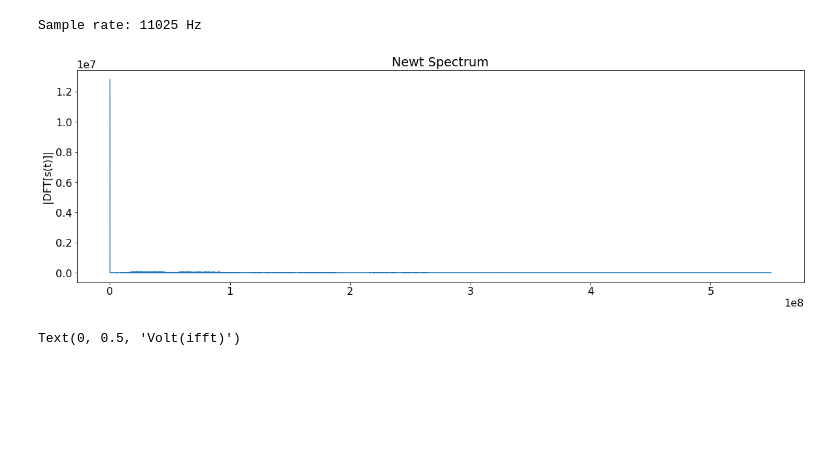
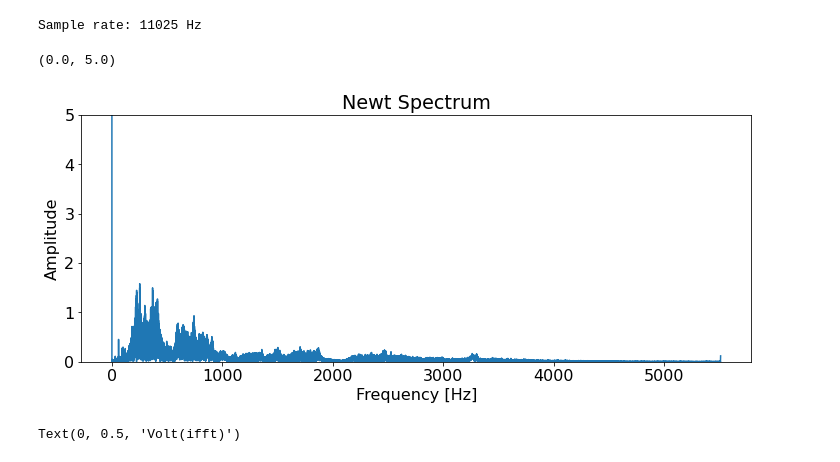
Before and after one commit to anaaparamesh/Week2_Public, a Jupyter notebook: Notebooks/03_FourierTransforms/FourierTransforms_Exercises.ipynb, the cells around one changed output. Saved outputs shown, nothing was run; the diff lists cells and outputs as text; code cells hidden in the pictures; blank space fills up the shorter version.

```diff
--- a/Notebooks/03_FourierTransforms/FourierTransforms_Exercises.ipynb
+++ b/Notebooks/03_FourierTransforms/FourierTransforms_Exercises.ipynb
@@ -240,17 +251,25 @@ t = np.arange(0, len(y_newt)/sample_rate, 1/sample_rate)
 print('Sample rate: {} Hz'.format(sample_rate))
 # %% [output]
 Sample rate: 11025 Hz
-# %%
-## PLOT FREQUENCY SPECTRUM
-
-T = t[1]-t[0]
-N = t.size
-ft = np.fft.fft(y_newt)
-## YOUR CODE HERE
-plot_FT(ft, T, N, flipxy=False)
-## YOUR CODE HERE
-# %% [output]
-[figure, removed]
+# %%
+## PLOT FREQUENCY SPECTRUM
+#total time. 1/T spits out sampling rate which is twice of max frequency.
+T = t[1]-t[0]
+
+#number of points.
+N = t.size
+
+
+plt.figure(figsize=(12,10))
+plt.subplot(2,1,1)
+plt.title("Newt Spectrum")
+
+#fft spits out amplitude, no need for full fft, just need half cause other half is conjugate.
+plot_FT(np.fft.fft(y_newt),T,N)
+plt.ylim([0,5])
+# %% [output]
+(0.0, 5.0)
+[figure, added]
 # %%
 # FFT, IFFT
 
```
Also changed, not shown: parts of 12 cells of this notebook.
